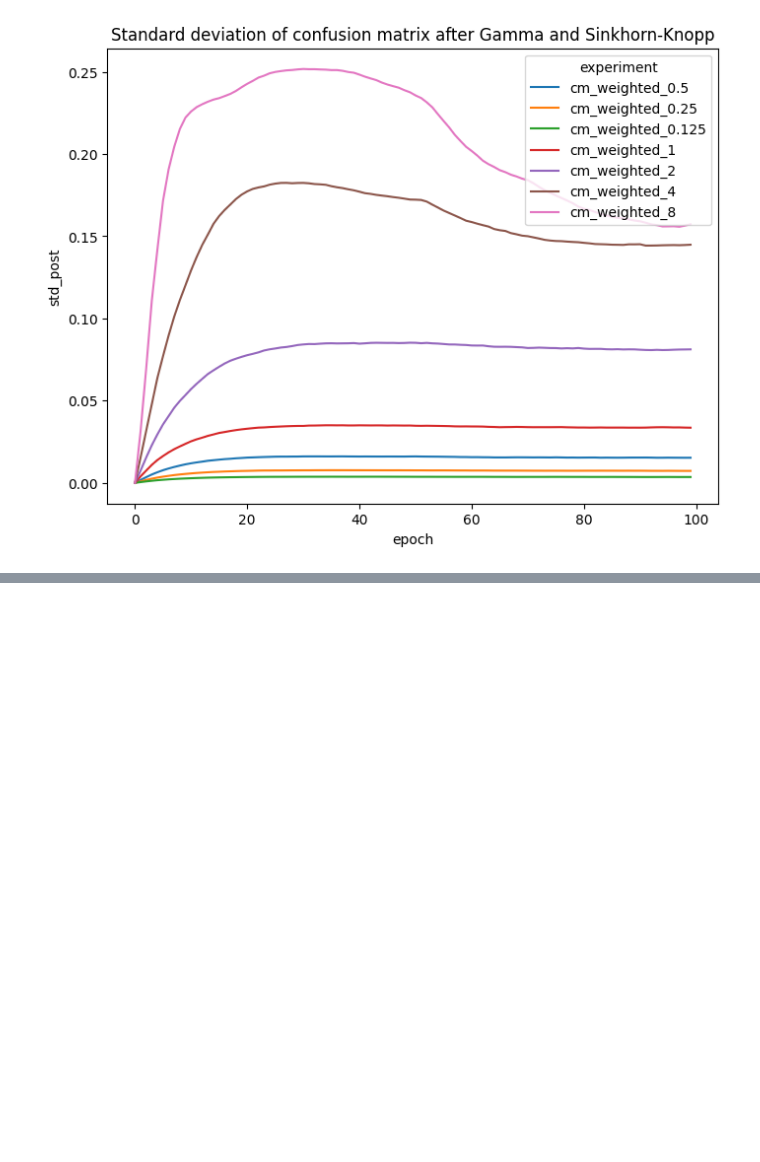
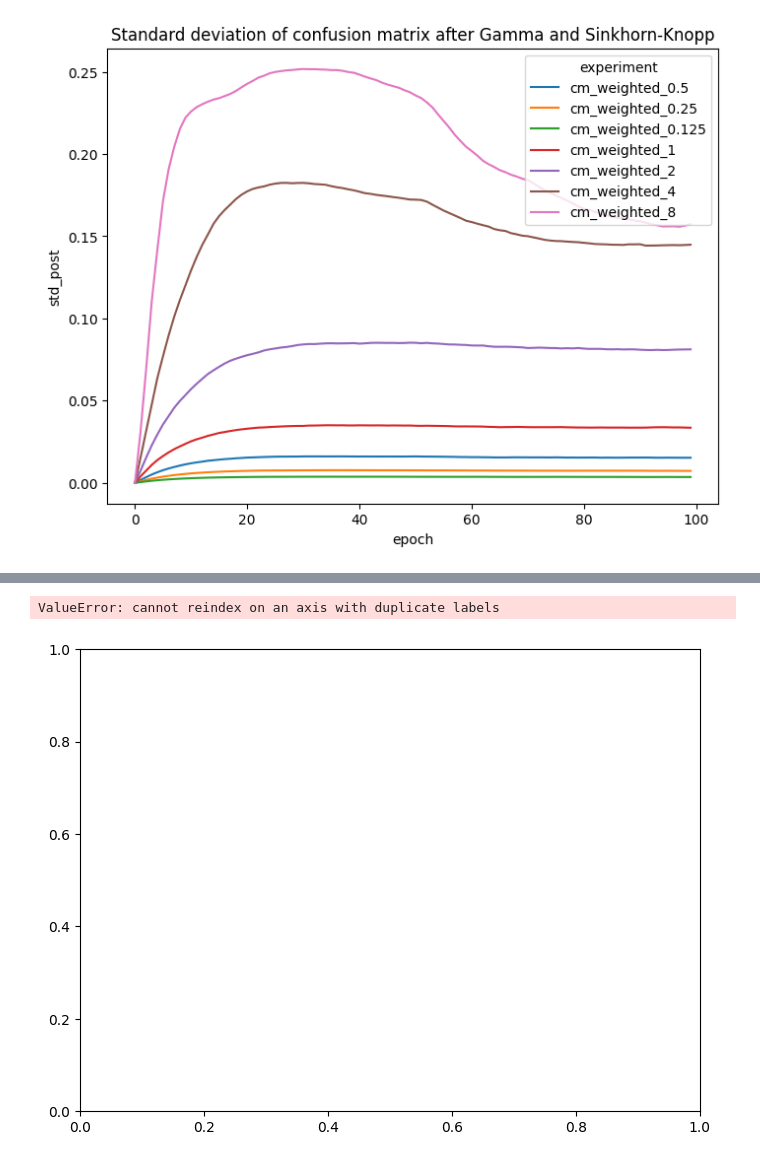
Before and after one commit to Maruf001/78-final-project, a Jupyter notebook: tucker_analysis.ipynb, the cells around one changed output, grey strips where cells are left out. Saved outputs shown, nothing was run; the diff lists cells and outputs as text; code cells hidden in the pictures; blank space fills up the shorter version.

```diff
--- a/tucker_analysis.ipynb
+++ b/tucker_analysis.ipynb
@@ -244,0 +319,48 @@ plt.show()
+# %%
+import torch
+import numpy as np
+import seaborn as sns
+
+
+cms_dict = {
+    "cm_weighted_0.5": torch.load("cifar100results/cm_0_ResNet18_weighted_0.5_gammagrowth=1.5_step=20.pt"),
+    "cm_weighted_0.25": torch.load("cifar100results/cm_0_ResNet18_weighted_0.25_gammagrowth=1.5_step=20.pt"),
+    "cm_weighted_0.125": torch.load("cifar100results/cm_0_ResNet18_weighted_0.125_gammagrowth=1.5_step=20.pt"),
+    "cm_weighted_1": torch.load("cifar100results/cm_0_ResNet18_weighted_1_gammagrowth=1.5_step=20.pt"),
+    "cm_weighted_2": torch.load("cifar100results/cm_0_ResNet18_weighted_2_gammagrowth=1.5_step=20.pt"),
+    "cm_weighted_4": torch.load("cifar100results/cm_0_ResNet18_weighted_4_gammagrowth=1.5_step=20.pt"),
+    "cm_weighted_8": torch.load("cifar100results/cm_0_ResNet18_weighted_8_gammagrowth=1.5_step=20.pt"),
+}
+
+cms_df = []
+for key, value in cms_dict.items():
+    cur_df = pd.DataFrame()
+    cms = value.permute(2, 0, 1).numpy()
+
+    std_pre = np.std(cms.reshape(100, -1), axis=1)
+    cur_df[f"std_pre"] = std_pre
+
+    gamma = float(key.split("_")[-1])
+
+    for epoch in range(100):
+        if epoch % 20 == 0: gamma *= 1.5
+        post[epoch] = cms[epoch] ** float(gamma)
+        post[epoch] = make_doubly_stochastic(post[epoch])
+
+    std_post = np.std(post.reshape(100, -1), axis=1)
+    cur_df[f"std_post"] = std_post
+
+    cur_df["experiment"] = key
+    cur_df["epoch"] = np.arange(100)
+
+    cms_df.append(cur_df)
+
+cms_df = pd.concat(cms_df)
+# %%
+plt.figure(figsize=(8, 6))
+sns.lineplot(data=cms_df, x="epoch", y="std_post", hue="experiment")
+plt.title("Standard deviation of confusion matrix after Gamma and Sinkhorn-Knopp")
+plt.show()
+# %% [output]
+ValueError: cannot reindex on an axis with duplicate labels
+[figure, added]
```
Also changed, not shown: parts of 6 cells of this notebook, 1 other file.
